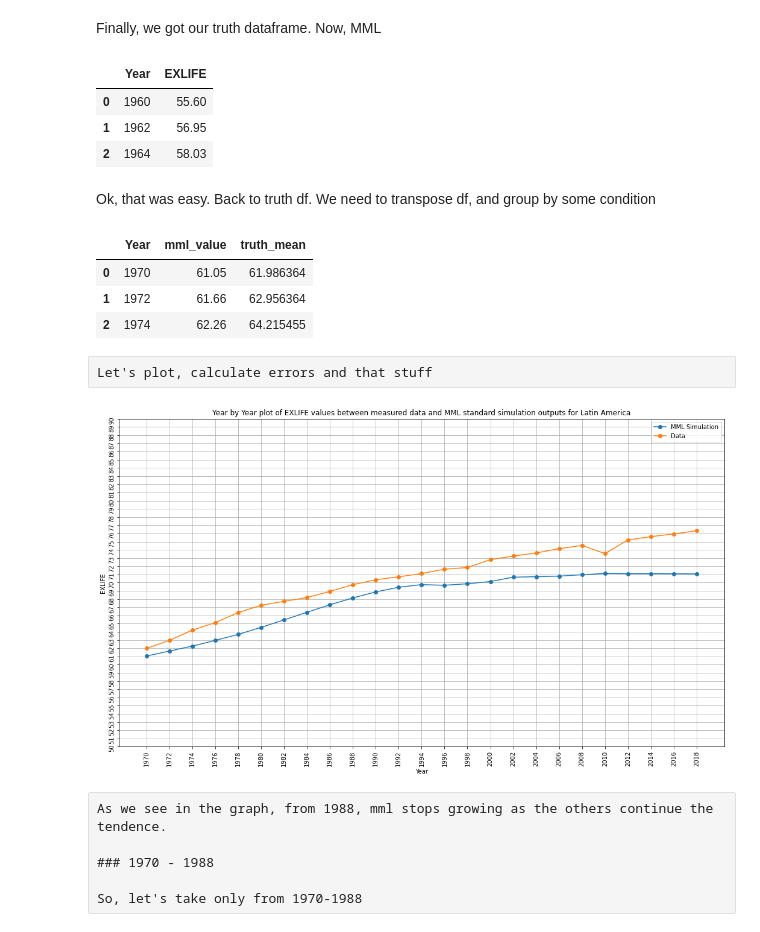
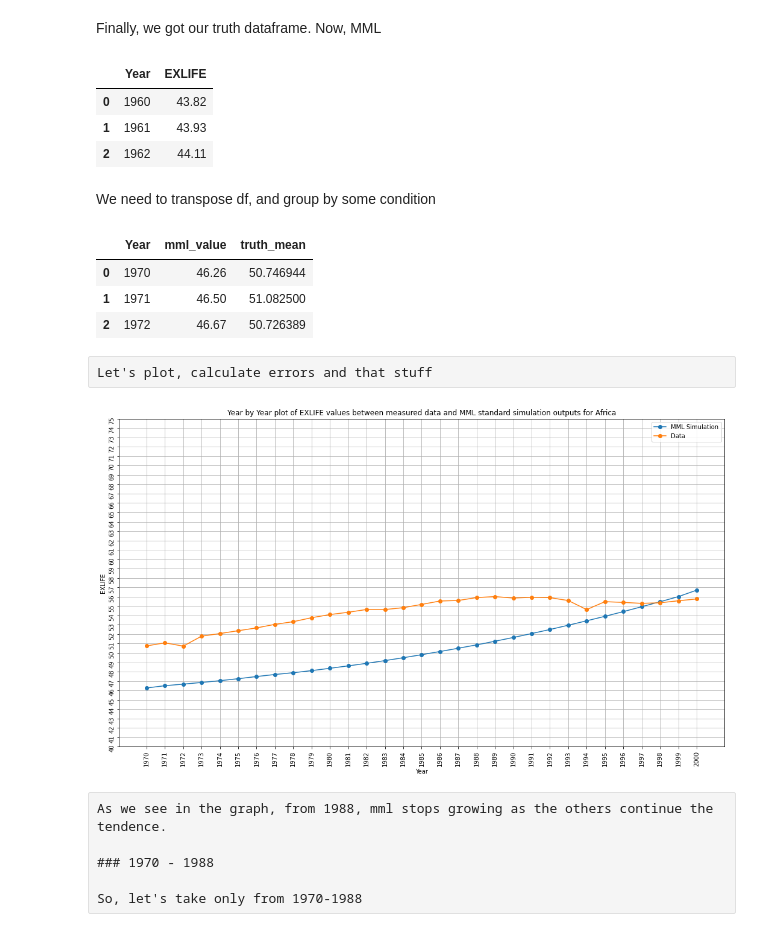
Before and after one commit to julifgo/mml_3.0, a Jupyter notebook: notebooks/data_comparison_EXLIFE.ipynb, the cells around one changed output. Drawn from its saved outputs; the diff is of its cells as text; code cells hidden in the pictures.

Commit message:
MML-23: Update GPD comparison. Start analyzing factibility of GDP comparison

```diff
--- a/notebooks/data_comparison_EXLIFE.ipynb
+++ b/notebooks/data_comparison_EXLIFE.ipynb
@@ -11,7 +11,7 @@ PARA DEVELOPED -> Esos paises estan pero con todos sus valores en null, lo que d
 Evaluar tambien la posibilidad de tener una notebook propia de limpieza para cada set de datos que guarde en otro lado el dataset limpio y listo para ser consumido para su comparacion contra mml. Seria una notebook por dataset por region, sin mucho para automatizar o factorizar, ya que es un trabajo artesanal
 # %%
 MML_VARIABLE_ANALYZED = 'EXLIFE'
-REGION = 'LAM'
+REGION = 'AFRICA'
 # %%
 df = pd.read_excel(f"data/{REGION}/Life Expectancy.xlsx", sheet_name='countries_and_territories')
 df[0:5]
@@ -101,7 +139,7 @@ According to dataset documentation, it start predicting after 2019.
 So, we only consider data until that year
 See https://www.gapminder.org/data/documentation/gd003/
 # %%
-years_filtered = np.arange(1970,2019,2)
+years_filtered = np.arange(1970,2001,1)
 columns_filter = np.append(['geo.name'],years_filtered)
 
 df_truth = df_truth[columns_filter]
@@ -110,17 +148,16 @@ assert not (df_truth == 0).any().any(), "CELLS WITH 0"
 # %% [markdown]
 Finally, we got our truth dataframe. Now, MML
 # %%
-df_mml = common.get_mml_data(REGION)
+df_mml = common.get_mml_data(REGION) #TODO. ADD RUN 146 FOR ASIA
 df_mml = df_mml[['Year',MML_VARIABLE_ANALYZED]]
-df_mml = df_mml[df_mml.Year <= 2018]
+df_mml = df_mml[df_mml.Year <= 2000]
 df_mml[0:3]
 # %% [output]
 |  | Year | EXLIFE |
-| 0 | 1960 | 55.60 |
-| 1 | 1962 | 56.95 |
-| 2 | 1964 | 58.03 |
+| 0 | 1960 | 43.82 |
+| 1 | 1961 | 43.93 |
+| 2 | 1962 | 44.11 |
 # %% [markdown]
-Ok, that was easy. Back to truth df.
 We need to transpose df, and group by some condition
 # %%
 df_T = df_truth.set_index('geo.name').T
@@ -133,15 +170,15 @@ df_comparison = pd.merge(df_mml,df_truth_aggs,on='Year').rename(columns={"EXLIFE
 df_comparison[0:3]
 # %% [output]
 |  | Year | mml_value | truth_mean |
-| 0 | 1970 | 61.05 | 61.986364 |
-| 1 | 1972 | 61.66 | 62.956364 |
-| 2 | 1974 | 62.26 | 64.215455 |
+| 0 | 1970 | 46.26 | 50.746944 |
+| 1 | 1971 | 46.50 | 51.082500 |
+| 2 | 1972 | 46.67 | 50.726389 |
 # %% [raw]
 Let's plot, calculate errors and that stuff
 # %%
-common.compare_mml_vs_truth_line_plot(df=df_comparison, x_col_name='Year', y_col_mml='mml_value', y_col_truth='truth_mean',variable_analyzed=MML_VARIABLE_ANALYZED, region=REGION, y_ticks=np.arange(50,91))
+common.compare_mml_vs_truth_line_plot(df=df_comparison, x_col_name='Year', y_col_mml='mml_value', y_col_truth='truth_mean',variable_analyzed=MML_VARIABLE_ANALYZED, region=REGION, y_ticks=np.arange(40,76))
 # %% [output]
-[figure, old version]
+[figure, new version]
 # %% [raw]
 As we see in the graph, from 1988, mml stops growing as the others continue the tendence.
 
```
Also changed, not shown: parts of 10 cells of this notebook, 28 other files.
